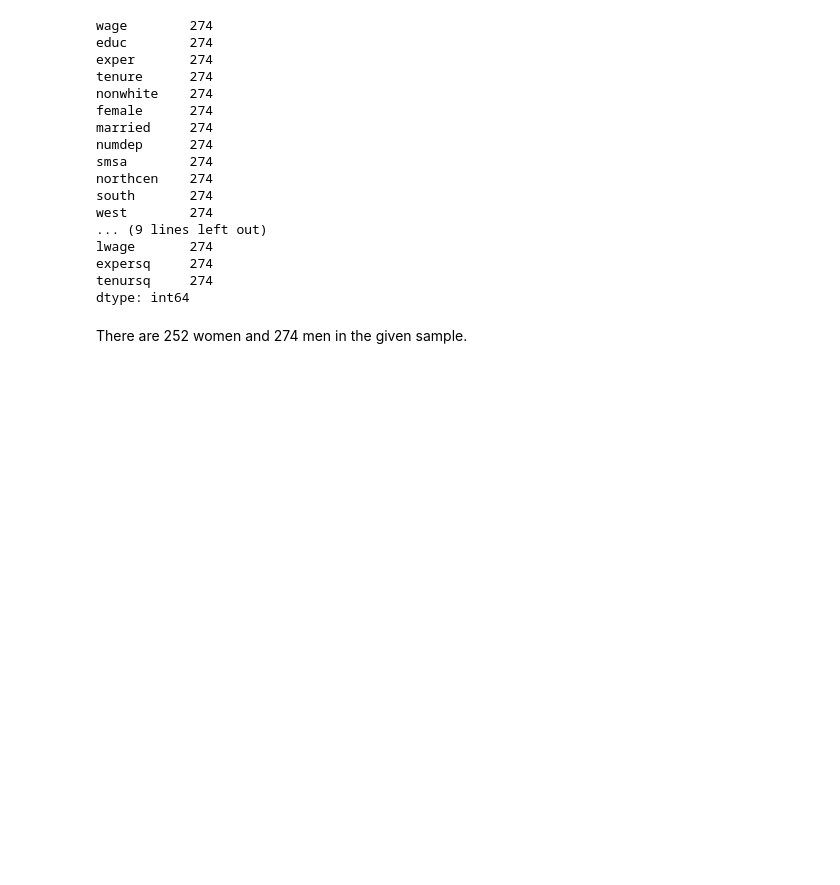
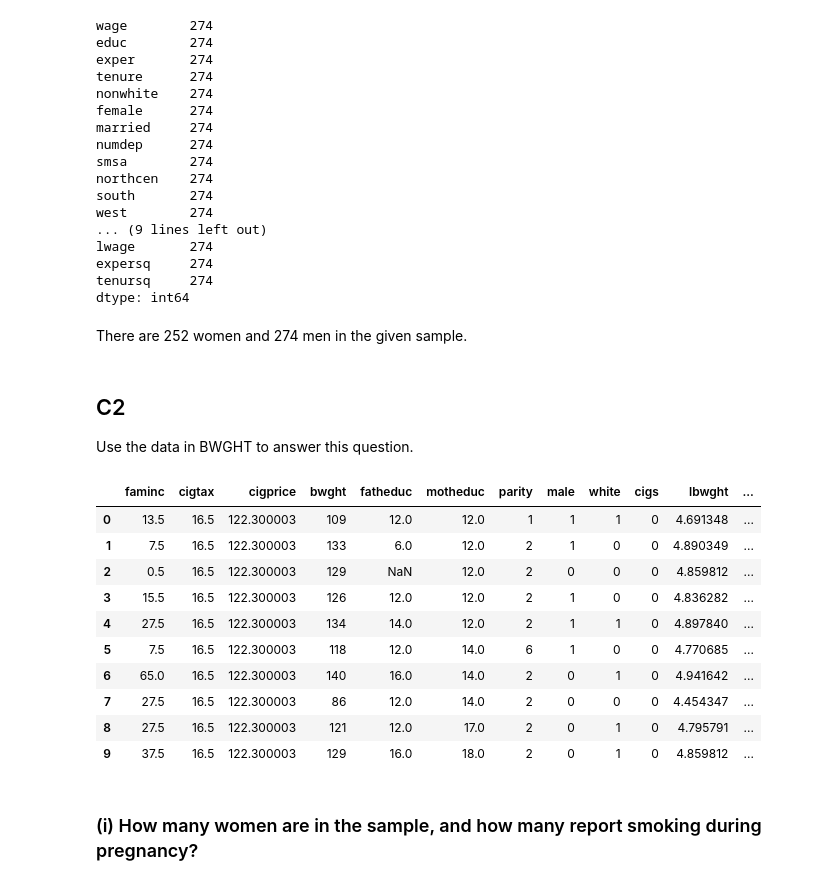
Before and after one commit to mjoshua97241/Introduction-to-Econometrics, a Jupyter notebook: Jupyter Notebook/Chapter 1 Computer Exercises.ipynb, the cells around one changed output. Drawn from its saved outputs; the diff is of its cells as text; code cells hidden in the pictures; blank space fills up the shorter version.

```diff
--- a/Jupyter Notebook/Chapter 1 Computer Exercises.ipynb
+++ b/Jupyter Notebook/Chapter 1 Computer Exercises.ipynb
@@ -143,3 +143,24 @@ tenursq     274
 dtype: int64
 # %% [markdown]
 There are 252 women and 274 men in the given sample.
+# %% [markdown]
+## C2
+
+Use the data in BWGHT to answer this question.
+# %%
+bwght = wooldridge.data('bwght')
+bwght.head(10)
+# %% [output]
+|  | faminc | cigtax | cigprice | bwght | fatheduc | motheduc | parity | male | white | cigs | lbwght | ... |
+| 0 | 13.5 | 16.5 | 122.300003 | 109 | 12.0 | 12.0 | 1 | 1 | 1 | 0 | 4.691348 | ... |
+| 1 | 7.5 | 16.5 | 122.300003 | 133 | 6.0 | 12.0 | 2 | 1 | 0 | 0 | 4.890349 | ... |
+| 2 | 0.5 | 16.5 | 122.300003 | 129 | NaN | 12.0 | 2 | 0 | 0 | 0 | 4.859812 | ... |
+| 3 | 15.5 | 16.5 | 122.300003 | 126 | 12.0 | 12.0 | 2 | 1 | 0 | 0 | 4.836282 | ... |
+| 4 | 27.5 | 16.5 | 122.300003 | 134 | 14.0 | 12.0 | 2 | 1 | 1 | 0 | 4.897840 | ... |
+| 5 | 7.5 | 16.5 | 122.300003 | 118 | 12.0 | 14.0 | 6 | 1 | 0 | 0 | 4.770685 | ... |
+| 6 | 65.0 | 16.5 | 122.300003 | 140 | 16.0 | 14.0 | 2 | 0 | 1 | 0 | 4.941642 | ... |
+| 7 | 27.5 | 16.5 | 122.300003 | 86 | 12.0 | 14.0 | 2 | 0 | 0 | 0 | 4.454347 | ... |
+| 8 | 27.5 | 16.5 | 122.300003 | 121 | 12.0 | 17.0 | 2 | 0 | 1 | 0 | 4.795791 | ... |
+| 9 | 37.5 | 16.5 | 122.300003 | 129 | 16.0 | 18.0 | 2 | 0 | 1 | 0 | 4.859812 | ... |
+# %% [markdown]
+### (i) How many women are in the sample, and how many report smoking during pregnancy?
```
Also changed, not shown: parts of 11 cells of this notebook, 1 other file.
